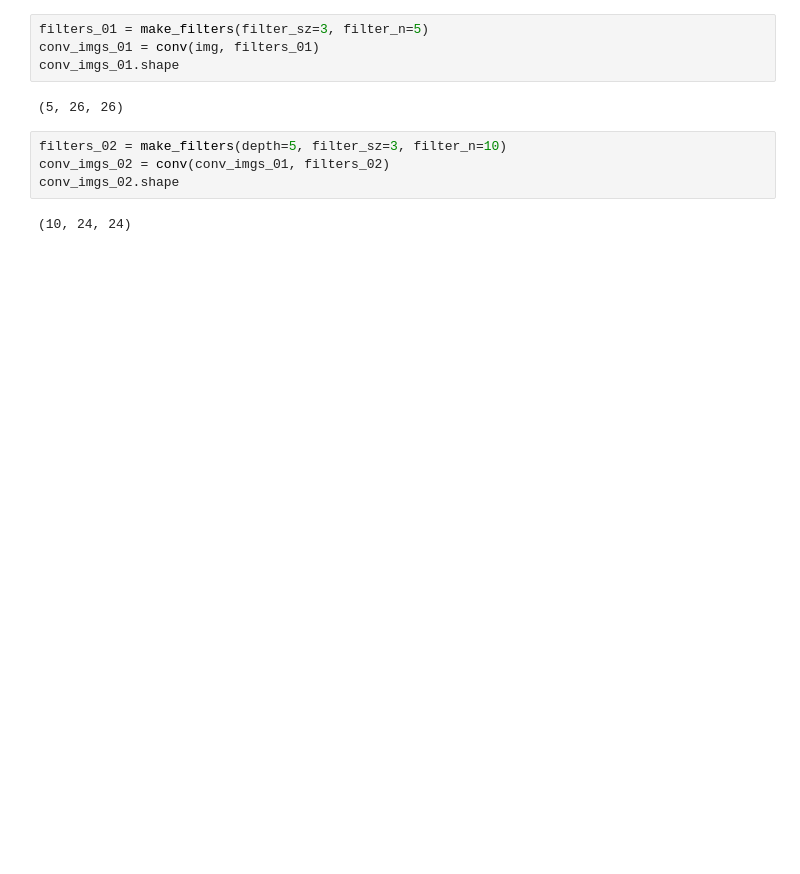
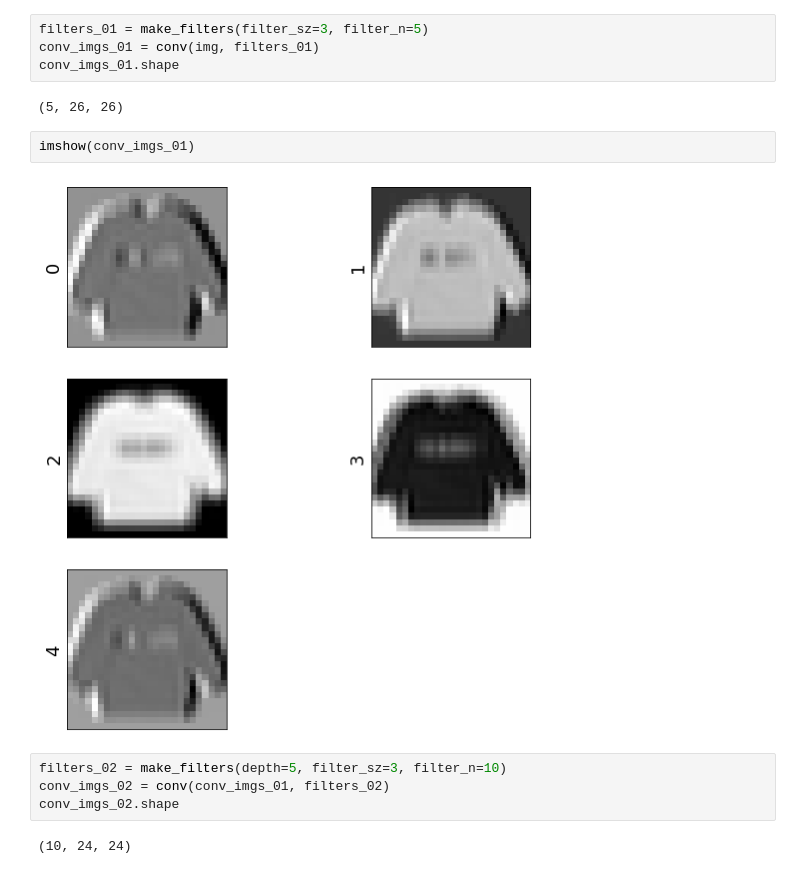
Before and after one commit to zshujon/whats_inside_a_, a Jupyter notebook: conv_opt.ipynb, the cells around one changed output. Cells and saved outputs as stored; diff of their text form; blank space fills up the shorter version.

```diff
--- a/conv_opt.ipynb
+++ b/conv_opt.ipynb
@@ -96,6 +123,10 @@ conv_imgs_01 = conv(img, filters_01)
 conv_imgs_01.shape
 # %% [output]
 (5, 26, 26)
+# %%
+imshow(conv_imgs_01)
+# %% [output]
+[figure, added]
 # %%
 filters_02 = make_filters(depth=5, filter_sz=3, filter_n=10)
 conv_imgs_02 = conv(conv_imgs_01, filters_02)
```
Also changed, not shown: parts of 14 cells of this notebook.
